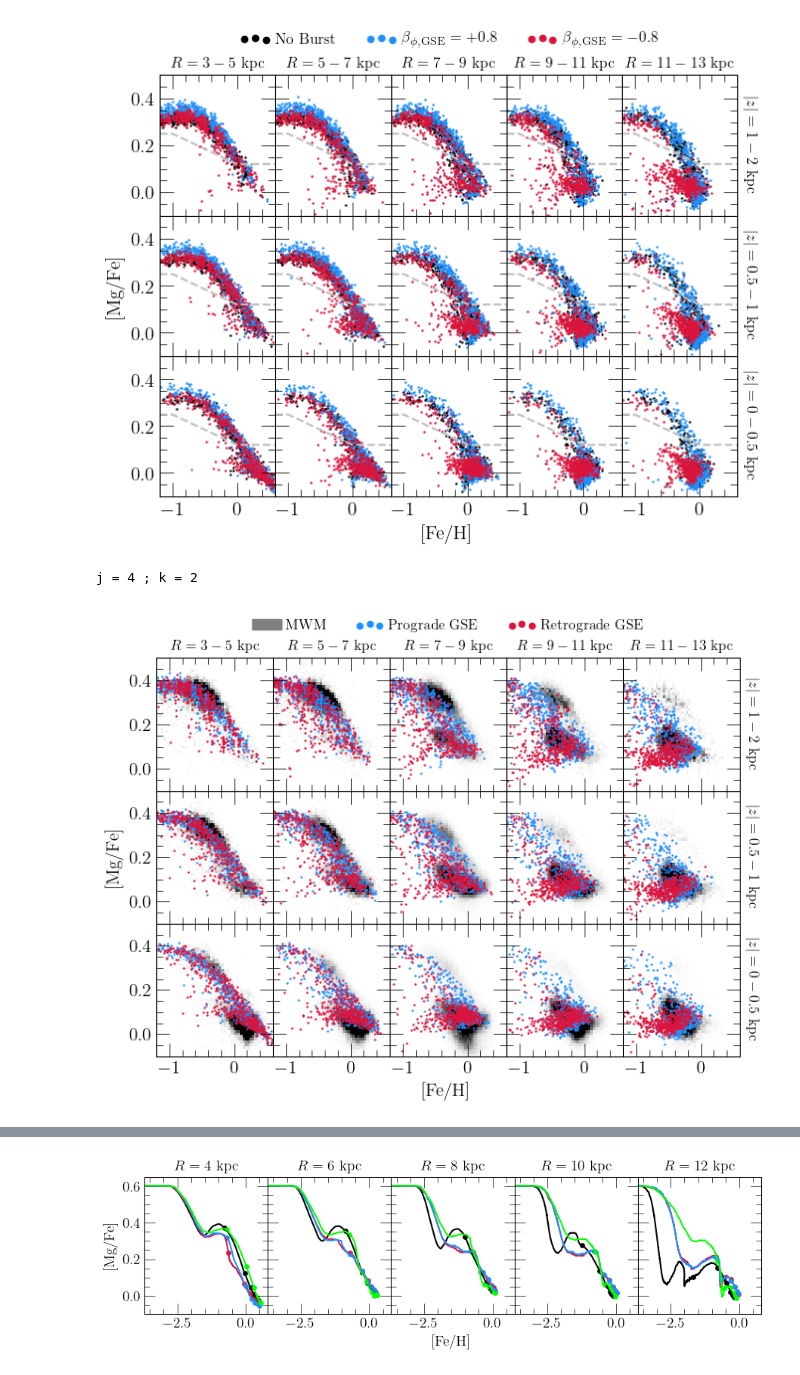
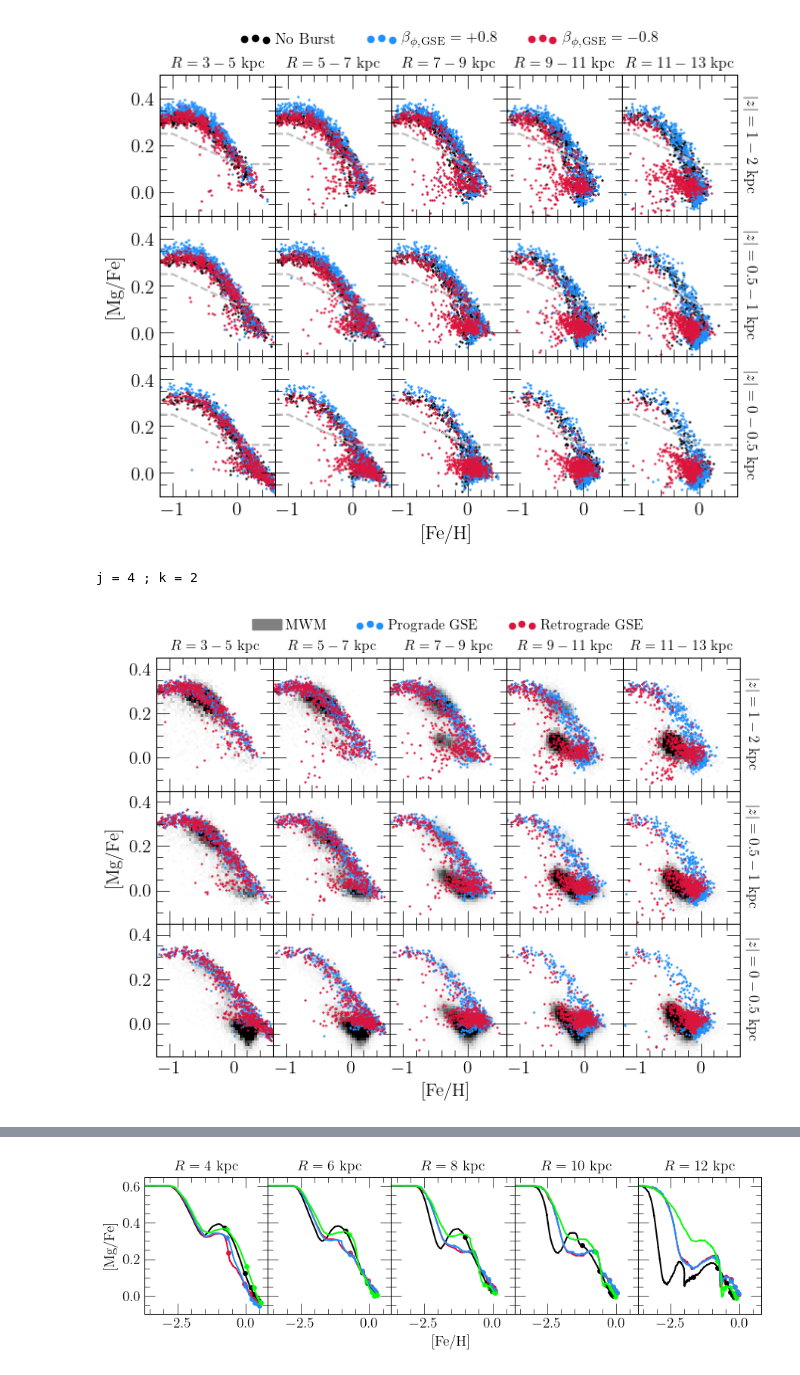
Before and after one commit to giganano/merger-flows, a Jupyter notebook: notebooks/afe-feh.ipynb, the cells around one changed output, grey strips where cells are left out. Drawn from its saved outputs; the diff is of its cells as text; code cells hidden in the pictures.

```diff
--- a/notebooks/afe-feh.ipynb
+++ b/notebooks/afe-feh.ipynb
@@ -5,18 +5,22 @@ from plots.mpltoolkit import mpl_loc, named_colors, markers, fancy_legend, negat
 import numpy as np
 import vice
 import sys
-from databanks.SDSS.IPL3 import IPL3_GIANTS
+# from databanks.SDSS.IPL3 import IPL3_GIANTS
+from databanks.SDSS.DR19 import ASPCAP_GIANTS as DR19GIANTS
 sys.path.append("..")
 from src.utils import subsample_stellar_populations, get_velocity_profile, oh_to_12pluslog
 from src.plots.utils import weighted_median
 load_style_sheet("papers")
 print(sys.version_info)
-IPL3_GIANTS = vice.dataframe(IPL3_GIANTS)
+# IPL3_GIANTS = vice.dataframe(IPL3_GIANTS)
+DR19GIANTS = vice.dataframe(DR19GIANTS)
 # %% [output]
 sys.version_info(major=3, minor=12, micro=3, releaselevel='final', serial=0)
 # %%
-IPL3_GIANTS["mg_fe"] = [mg - fe for mg, fe in zip(IPL3_GIANTS["mg_h"], IPL3_GIANTS["fe_h"])]
-IPL3_GIANTS["absz"] = [abs(z) for z in IPL3_GIANTS["z"]]
+# IPL3_GIANTS["mg_fe"] = [mg - fe for mg, fe in zip(IPL3_GIANTS["mg_h"], IPL3_GIANTS["fe_h"])]
+# IPL3_GIANTS["absz"] = [abs(z) for z in IPL3_GIANTS["z"]]
+DR19GIANTS["mg_fe"] = [mg - fe for mg, fe in zip(DR19GIANTS["mg_h"], DR19GIANTS["fe_h"])]
+DR19GIANTS["absz"] = [abs(z) for z in DR19GIANTS["z"]]
 # %%
 # output = vice.output("../outputs/expifr_gse/amd/tacc3p2/massratio3/expsigma/gsebetaphiin-0p8")
 # extra = np.genfromtxt("%s_analogdata.out" % (output.name))
@@ -120,10 +124,12 @@ plt.show()
 # extra = np.genfromtxt("%s_analogdata.out" % (output.name))
 # output.stars["absz"] = [abs(_) for _ in extra[:,-1][:output.stars.size[0]]]
 outputs = [
-    # "../outputs/expifr_gse/amd/tacc3p2/massratio3/expsigma/gsebetaphiin+0p8",
-    # "../outputs/expifr_gse/amd/tacc3p2/massratio3/expsigma/gsebetaphiin-0p8"
-    "../outputs/expifr_gse/amd/tacc3p2/massratio3/expsigma/gsebetaphiin+0p8-highsigmacrit",
-    "../outputs/expifr_gse/amd/tacc3p2/massratio3/expsigma/gsebetaphiin-0p8-highsigmacrit",
+    "../outputs/expifr_gse/amd/tacc3p2/massratio3/expsigma/gsebetaphiin+0p8-highres",
+    "../outputs/expifr_gse/amd/tacc3p2/massratio3/expsigma/gsebetaphiin-0p8-highres"
+    # "../outputs/expifr_gse/amd/tacc3p2/massratio3/expsigma/gsebetaphiin+0p8-highsigmacrit",
+    # "../outputs/expifr_gse/amd/tacc3p2/massratio3/expsigma/gsebetaphiin-0p8-highsigmacrit",
+    # "../outputs/expifr_gse/amd/tacc3p2/massratio3/expsigma/gsebetaphiin+0p8-nohalo",
+    # "../outputs/expifr_gse/amd/tacc3p2/massratio3/expsigma/gsebetaphiin-0p8-nohalo",
 ]
 outputs = [vice.output(name) for name in outputs]
 for out in outputs:
@@ -142,7 +148,7 @@ MGFE_ERR = 0.017
 
 fig, axes = plt.subplots(nrows = len(ZHEIGHTS), ncols = len(RADII), figsize = (8, 5.5), sharex = True, sharey = True)
 axes[0][0].set_xlim([-1.2, 0.6])
-axes[0][0].set_ylim([-0.1, 0.5])
+axes[0][0].set_ylim([-0.15, 0.45])
 axes[2][2].set_xlabel(r"[Fe/H]")
 axes[1][0].set_ylabel(r"[Mg/Fe]")
 for i in range(len(RADII)):
@@ -172,7 +178,8 @@ def plot_stars(ax, output, rmin, rmax, abszmin, abszmax, zone_width = 0.1, N = 5
     return ax.scatter(stars["[fe/h]"], stars["[mg/fe]"], **kwargs)
 
 def plot_data(ax, rmin, rmax, abszmin, abszmax, **kwargs):
-    stars = IPL3_GIANTS.filter(
+    # stars = IPL3_GIANTS.filter(
+    stars = DR19GIANTS.filter(
         "rgal", ">=", rmin).filter(
         "rgal", "<=", rmax).filter(
         "absz", ">=", abszmin).filter(
@@ -202,7 +209,7 @@ for j in range(len(RADII)):
             "density": True,
             "cmap": "Greys",
             "vmin": 0,
-            "vmax": 8
+            "vmax": 10
         }
         plot_data(axes[k][j], *RADII[j], *ZHEIGHTS[k], **kwargs)
         handles[k][j].append(patches.Patch(color = "grey"))
@@ -217,38 +224,38 @@ for i in range(len(outputs)):
                 "rasterized": True,
                 "label": LABELS[i]
             }
             handles[k][j].append(plot_stars(axes[k][j], outputs[i], *RADII[j], *ZHEIGHTS[k], **kwargs))
 
 
 # xvals = np.linspace(axes[0][0].get_xlim()[0], axes[0][0].get_xlim()[1], 1000)
 # yvals = [alpha_separation(feh) for feh in xvals]
 # for j in range(len(RADII)):
 #     for k in range(len(ZHEIGHTS)):
 #         axes[k][j].plot(xvals, yvals, c = named_colors()["silver"], linestyle = "--")
 
 kwargs = {
     "loc": mpl_loc("lower center"),
     "bbox_to_anchor": (0.5, 1.1),
     "ncol": 3,
     "handlelength": 2,
     "fontsize": 11
 }
 # leg = axes[0][2].legend(**kwargs)
 leg = axes[0][2].legend(handles[0][2], ["MWM"] + LABELS, **kwargs)
 for i in range(1, len(leg.legend_handles)):
     leg.legend_handles[i]._sizes = [20]
 # fancy_legend(leg, COLORS)
 
 plt.tight_layout()
 plt.subplots_adjust(hspace = 0, wspace = 0)
-# for ext in ["pdf", "jpeg"]:
-#     kwargs = {}
-#     if ext == "jpeg": kwargs["dpi"] = 200
-#     plt.savefig("./afe-feh/galactic-regions-prograde-vs-retrograde-vs-data.%s" % (ext), **kwargs)
+for ext in ["pdf", "jpeg"]:
+    kwargs = {}
+    if ext == "jpeg": kwargs["dpi"] = 200
+    plt.savefig("./afe-feh/galactic-regions-prograde-vs-retrograde-vs-data.%s" % (ext), **kwargs)
 plt.show()
 # %% [output]
 j = 4 ; k = 2
-[figure, old version]
+[figure, new version]
 # %%
 # COLORS = ["black", "dodgerblue", "crimson"]
 COLORS = ["dodgerblue", "crimson"]
```
Also changed, not shown: parts of 1 cell of this notebook, 28 other files.
